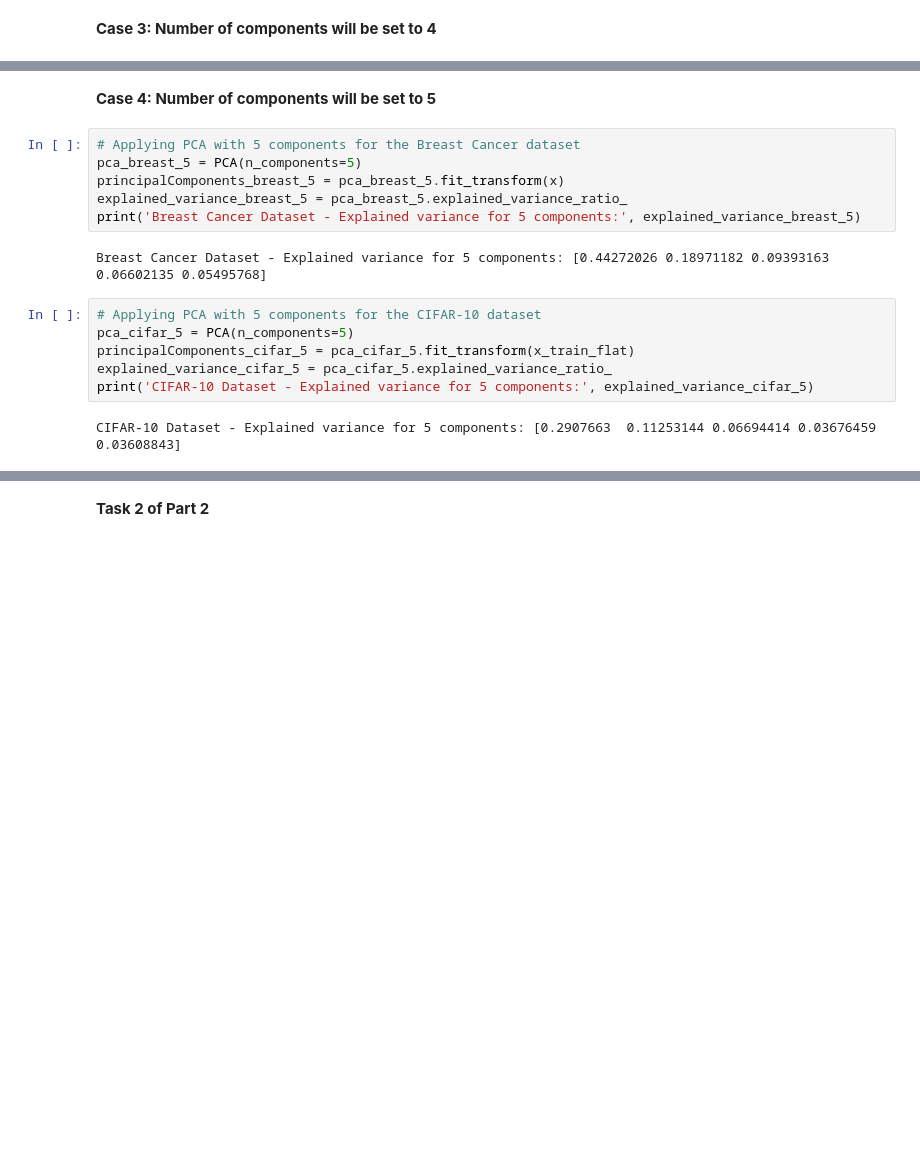
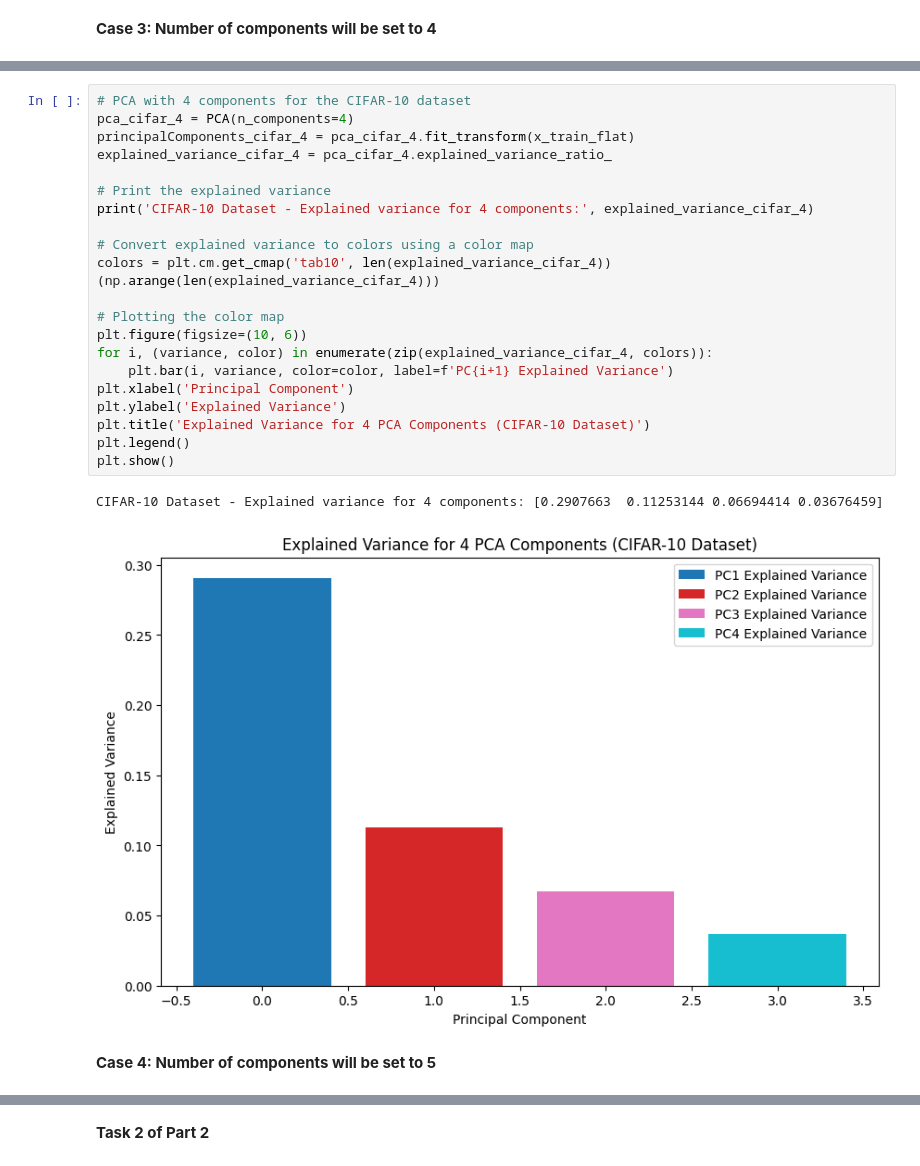
Before and after one commit to prosperjohn9/pca, a Jupyter notebook: Principal_Component_Analysis_(PCA).ipynb, the cells around one changed output, grey strips where cells are left out. Saved outputs shown, nothing was run; the diff lists cells and outputs as text; blank space fills up the shorter version.

```diff
--- a/Principal_Component_Analysis_(PCA).ipynb
+++ b/Principal_Component_Analysis_(PCA).ipynb
@@ -638,18 +651,26 @@ CIFAR-10 Dataset - Explained variance for 4 components: [0.2907663  0.11253144 0
+# %%
+# PCA with 4 components for the CIFAR-10 dataset
+pca_cifar_4 = PCA(n_components=4)
+principalComponents_cifar_4 = pca_cifar_4.fit_transform(x_train_flat)
+explained_variance_cifar_4 = pca_cifar_4.explained_variance_ratio_
+
+# Print the explained variance
+print('CIFAR-10 Dataset - Explained variance for 4 components:', explained_variance_cifar_4)
+
+# Convert explained variance to colors using a color map
+colors = plt.cm.get_cmap('tab10', len(explained_variance_cifar_4))(np.arange(len(explained_variance_cifar_4)))
+
+# Plotting the color map
+plt.figure(figsize=(10, 6))
+for i, (variance, color) in enumerate(zip(explained_variance_cifar_4, colors)):
+    plt.bar(i, variance, color=color, label=f'PC{i+1} Explained Variance')
+plt.xlabel('Principal Component')
+plt.ylabel('Explained Variance')
+plt.title('Explained Variance for 4 PCA Components (CIFAR-10 Dataset)')
+plt.legend()
+plt.show()
+# %% [output]
+CIFAR-10 Dataset - Explained variance for 4 components: [0.2907663  0.11253144 0.06694414 0.03676459]
+[figure, added]
 # %% [markdown]
 **Case 4: Number of components will be set to 5**
-# %%
-# Applying PCA with 5 components for the Breast Cancer dataset
-pca_breast_5 = PCA(n_components=5)
-principalComponents_breast_5 = pca_breast_5.fit_transform(x)
-explained_variance_breast_5 = pca_breast_5.explained_variance_ratio_
-print('Breast Cancer Dataset - Explained variance for 5 components:', explained_variance_breast_5)
-# %% [output]
-Breast Cancer Dataset - Explained variance for 5 components: [0.44272026 0.18971182 0.09393163 0.06602135 0.05495768]
-# %%
-# Applying PCA with 5 components for the CIFAR-10 dataset
-pca_cifar_5 = PCA(n_components=5)
-principalComponents_cifar_5 = pca_cifar_5.fit_transform(x_train_flat)
-explained_variance_cifar_5 = pca_cifar_5.explained_variance_ratio_
-print('CIFAR-10 Dataset - Explained variance for 5 components:', explained_variance_cifar_5)
-# %% [output]
-CIFAR-10 Dataset - Explained variance for 5 components: [0.2907663  0.11253144 0.06694414 0.03676459 0.03608843]
```
Also changed, not shown: parts of 20 cells of this notebook.
